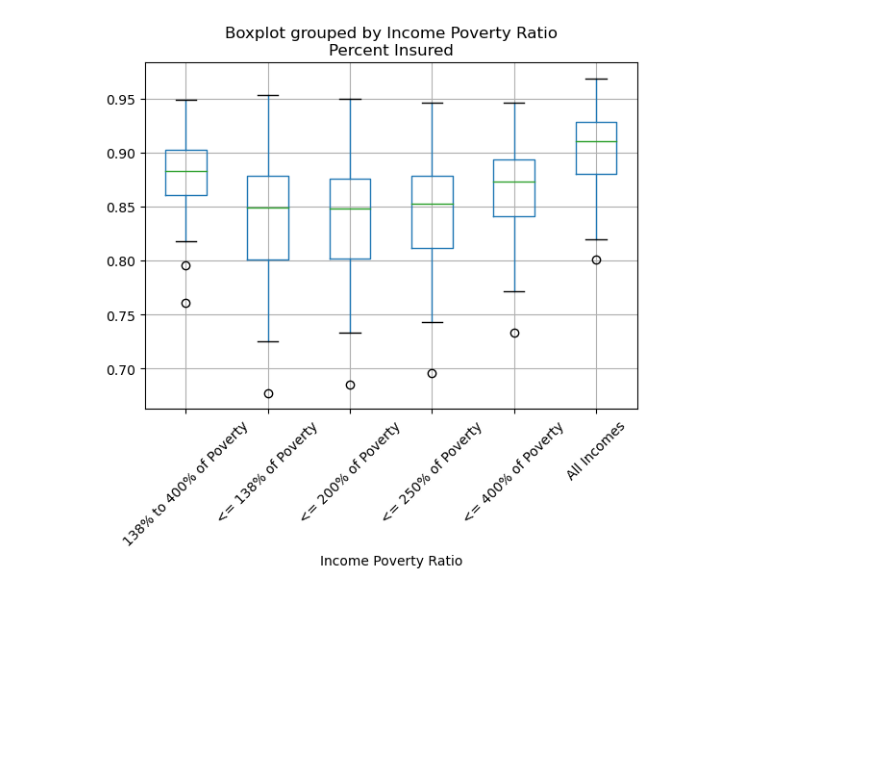
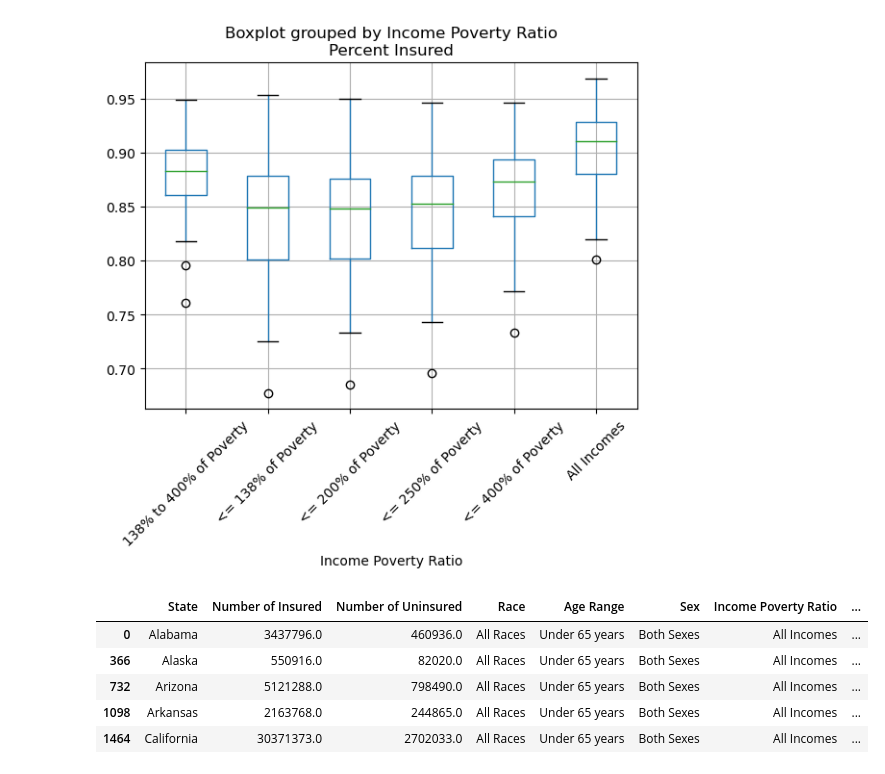
Before and after one commit to KZavalin/Project1_Group4, a Jupyter notebook: Insurance Census Data.ipynb, the cells around one changed output. Cells and saved outputs as stored; diff of their text form; code cells hidden in the pictures; blank space fills up the shorter version.

```diff
--- a/Insurance Census Data.ipynb
+++ b/Insurance Census Data.ipynb
@@ -192,3 +192,13 @@ plt.xticks(rotation=45)
 plt.savefig("graphs_income.png")
 # %% [output]
 [figure]
+# %%
+summary_df=clean_census_df.loc[(clean_census_df["Race"]=="All Races")&(clean_census_df["Age Range"]=="Under 65 years")&(clean_census_df["Sex"]=="Both Sexes")&(clean_census_df["Income Poverty Ratio"]=="All Incomes"),:]
+summary_df.head()
+# %% [output]
+|  | State | Number of Insured | Number of Uninsured | Race | Age Range | Sex | Income Poverty Ratio | ... |
+| 0 | Alabama | 3437796.0 | 460936.0 | All Races | Under 65 years | Both Sexes | All Incomes | ... |
+| 366 | Alaska | 550916.0 | 82020.0 | All Races | Under 65 years | Both Sexes | All Incomes | ... |
+| 732 | Arizona | 5121288.0 | 798490.0 | All Races | Under 65 years | Both Sexes | All Incomes | ... |
+| 1098 | Arkansas | 2163768.0 | 244865.0 | All Races | Under 65 years | Both Sexes | All Incomes | ... |
+| 1464 | California | 30371373.0 | 2702033.0 | All Races | Under 65 years | Both Sexes | All Incomes | ... |
```
Also changed, not shown: parts of 1 cell of this notebook, 1 other file.
